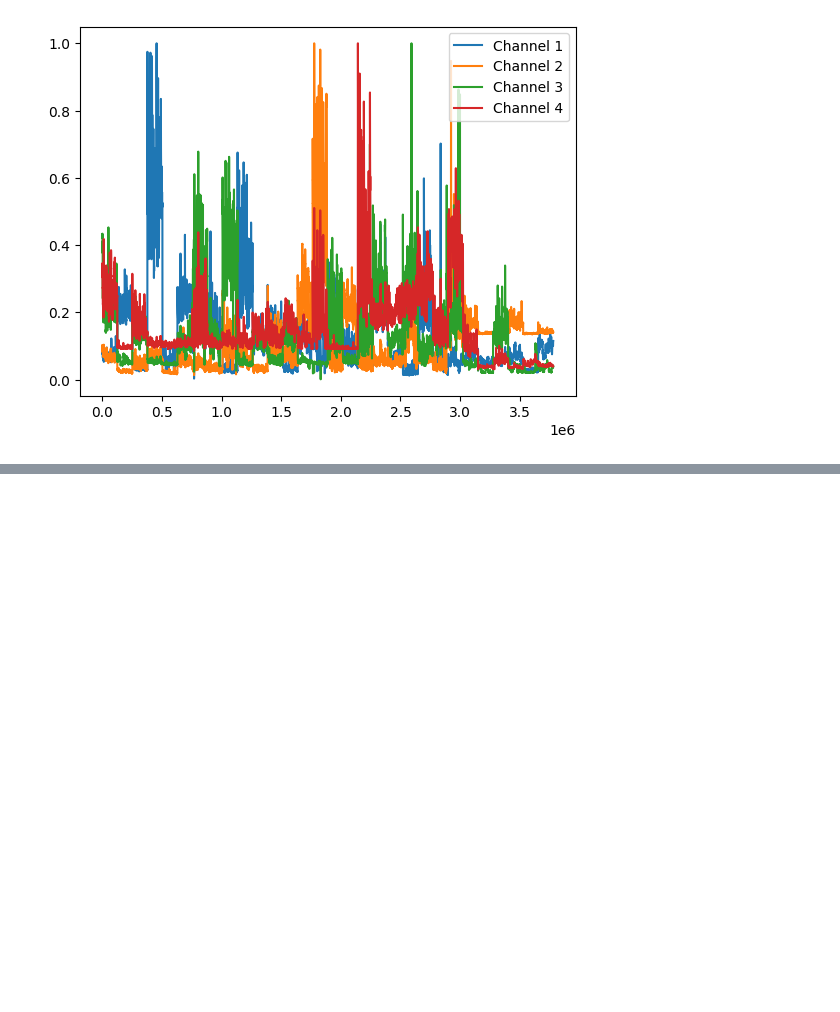
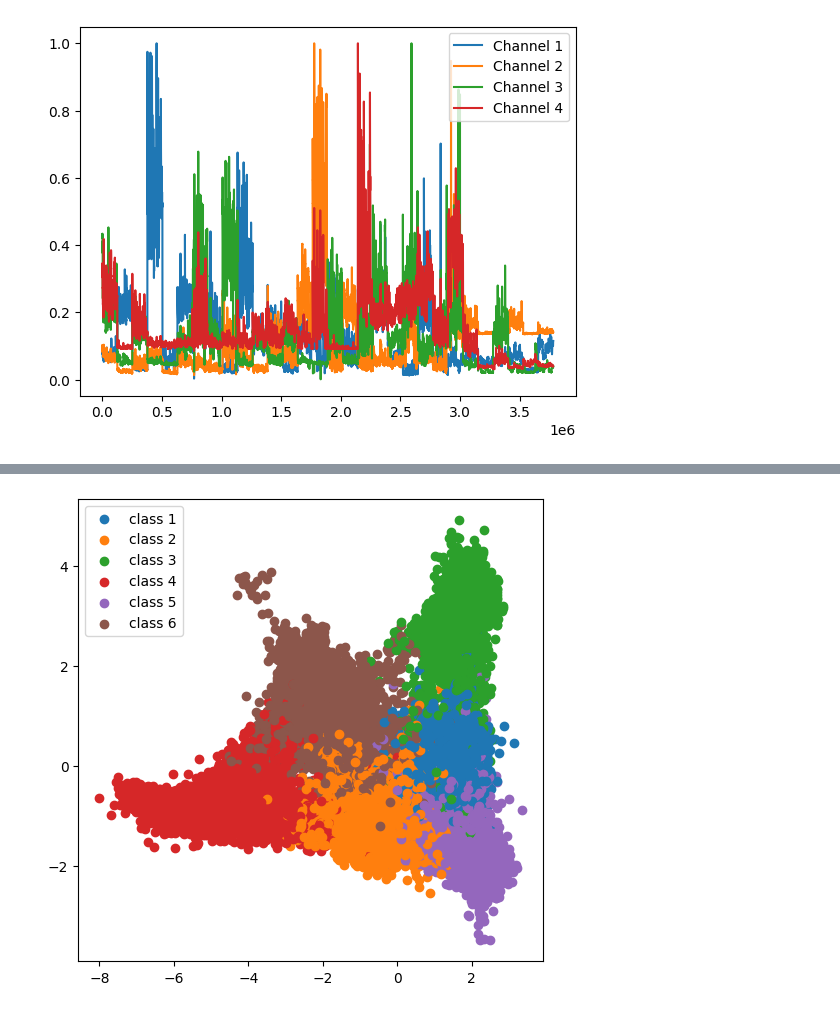
Before and after one commit to Yseitaro/Domain_invariant_vae, a Jupyter notebook: debug.ipynb, the cells around one changed output, grey strips where cells are left out. Cells and saved outputs as stored; diff of their text form; code cells hidden in the pictures; blank space fills up the shorter version.

```diff
--- a/debug.ipynb
+++ b/debug.ipynb
@@ -93,10 +98,23 @@ for s in select_subject:
 print(stacked_data[0][1])
 X, _ = normalize_train_data(stacked_data, 'norm', 'each')
 print(X[0][1])
-train_dataset = reshape_dataset_to_tensor(X, class_label, 'static')
+train_dataset = reshape_dataset_to_tensor(X, class_label, subject_label, 'static')
+
+# dataset = TensorDataset(X, class_label, subject_label)
 
 data_loader = DataLoader(train_dataset, batch_size=256,
               shuffle=True, drop_last=True)
 # %% [output]
 [4.5584823e-05 2.4758065e-05 1.4494027e-04 1.3109583e-04]
 [0.08053229 0.08410242 0.42538895 0.33725911]
+# %%
+print(len(train_dataset))
+i = 0
+for data, label,subject in data_loader:
+    i +=1
+    # print(data.size())
+    # print(subject.size())
+    # print(label.size())
+print(i)
+print(data.size())
+print(len(data_loader.dataset))
@@ -356,0 +410,6 @@ print(len(subject_label[subject_label==0]))
+# %%
+device = torch.device('cuda' if torch.cuda.is_available() else 'cpu')
+
+model = DIVA().to(device)
+optimizer = optim.Adam(model.parameters(), lr = 1e-3)
+n_epochs = 300
@@ -356,0 +533,26 @@ print(len(subject_label[subject_label==0]))
+# %%
+# 動作固有の潜在空間を可視化
+
+fig, ax = plt.subplots(figsize=(6,6))
+
+cm = plt.get_cmap("tab10")
+added_labels = []
+
+for batch_idx, (data, label, saubject) in enumerate(data_loader):
+    data = data.to(device)
+    data = data.view(-1, 45*4)
+    # print(data.size())
+    mean_zy, _ = model.qzy(data)
+    mean_zy = mean_zy.cpu().detach().numpy()
+
+    for k in range(6):
+        cluster_idx = np.where(label.detach().numpy() == k)[0]
+        if k not in added_labels:
+            ax.scatter(mean_zy[cluster_idx, 0], mean_zy[cluster_idx, 1], color=cm(k), label = f'class {k+1}')
+            added_labels.append(k)
+        else:
+            ax.scatter(mean_zy[cluster_idx, 0], mean_zy[cluster_idx, 1], color=cm(k))
+ax.legend()
+plt.show()
+# %% [output]
+[figure, added]
```
Also changed, not shown: parts of 14 cells of this notebook.
